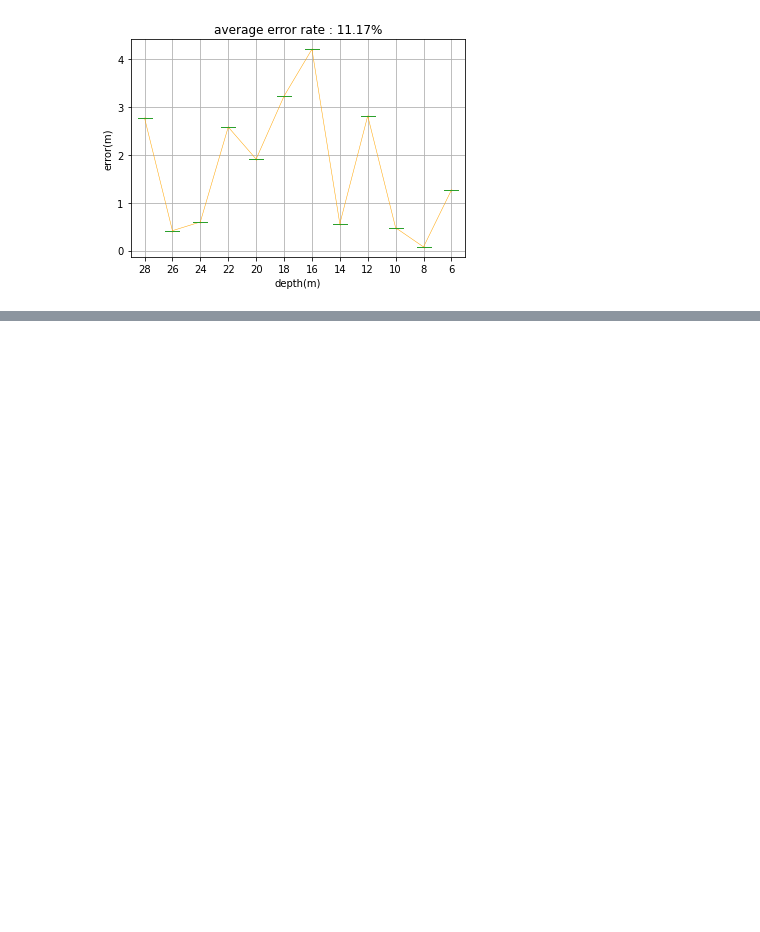
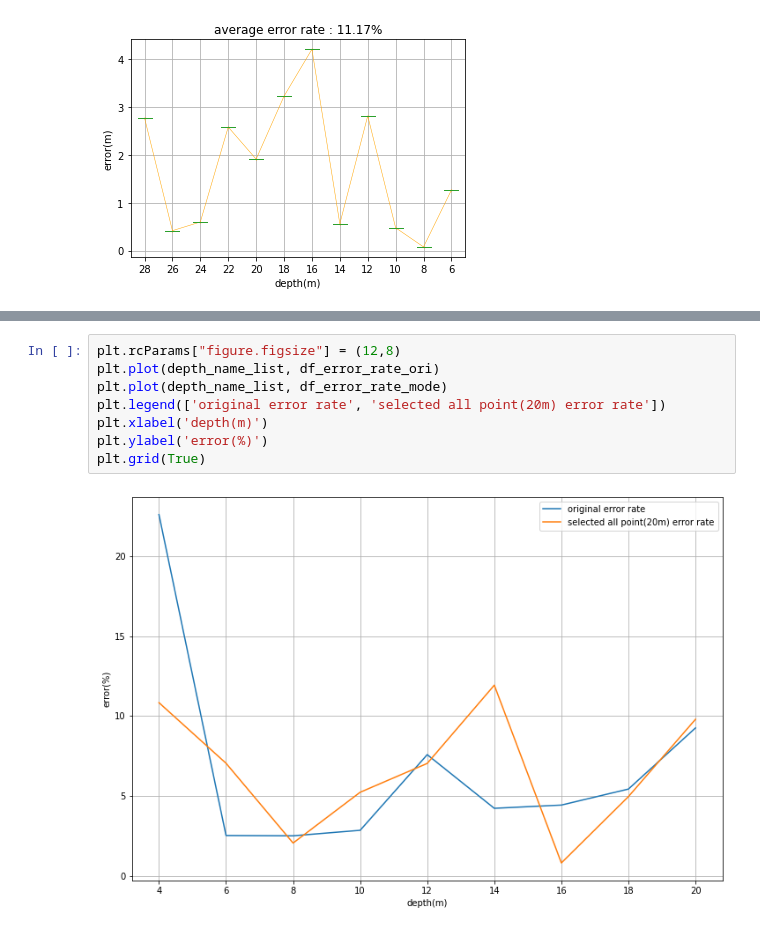
Before and after one commit to YoungseokOh/Depth-evaluation, a Jupyter notebook: plot_example.ipynb, the cells around one changed output, grey strips where cells are left out. Drawn from its saved outputs; the diff is of its cells as text; blank space fills up the shorter version.

Commit message:
update plot example

```diff
--- a/plot_example.ipynb
+++ b/plot_example.ipynb
@@ -251,0 +252,10 @@ selected_depth_list = utils.coord_to_depth(selected_dist_path, box_coord)
+# %%
+plt.rcParams["figure.figsize"] = (12,8)
+plt.plot(depth_name_list, df_error_rate_ori)
+plt.plot(depth_name_list, df_error_rate_mode)
+plt.legend(['original error rate', 'selected all point(20m) error rate'])
+plt.xlabel('depth(m)')
+plt.ylabel('error(%)')
+plt.grid(True)
+# %% [output]
+[figure, added]
```
Also changed, not shown: parts of 75 cells of this notebook.
